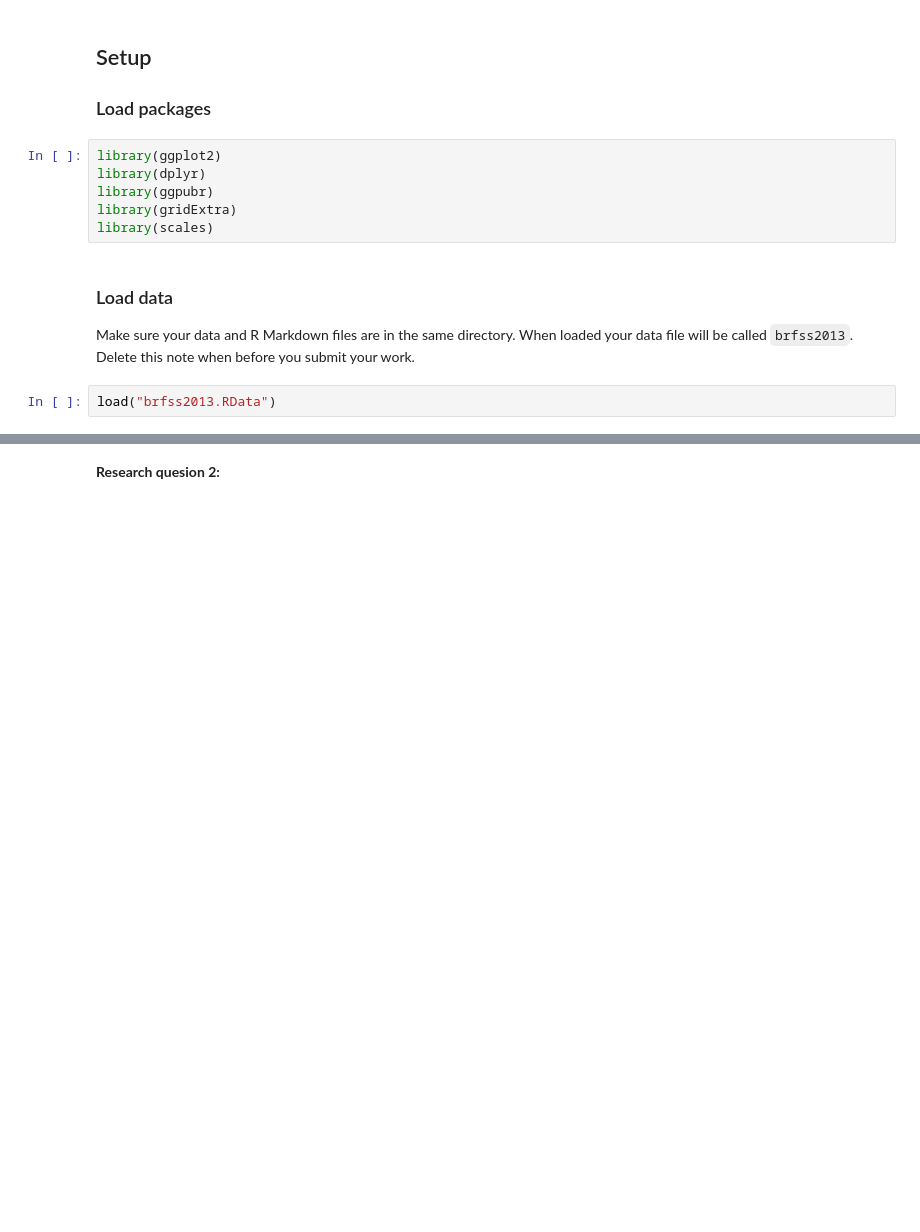
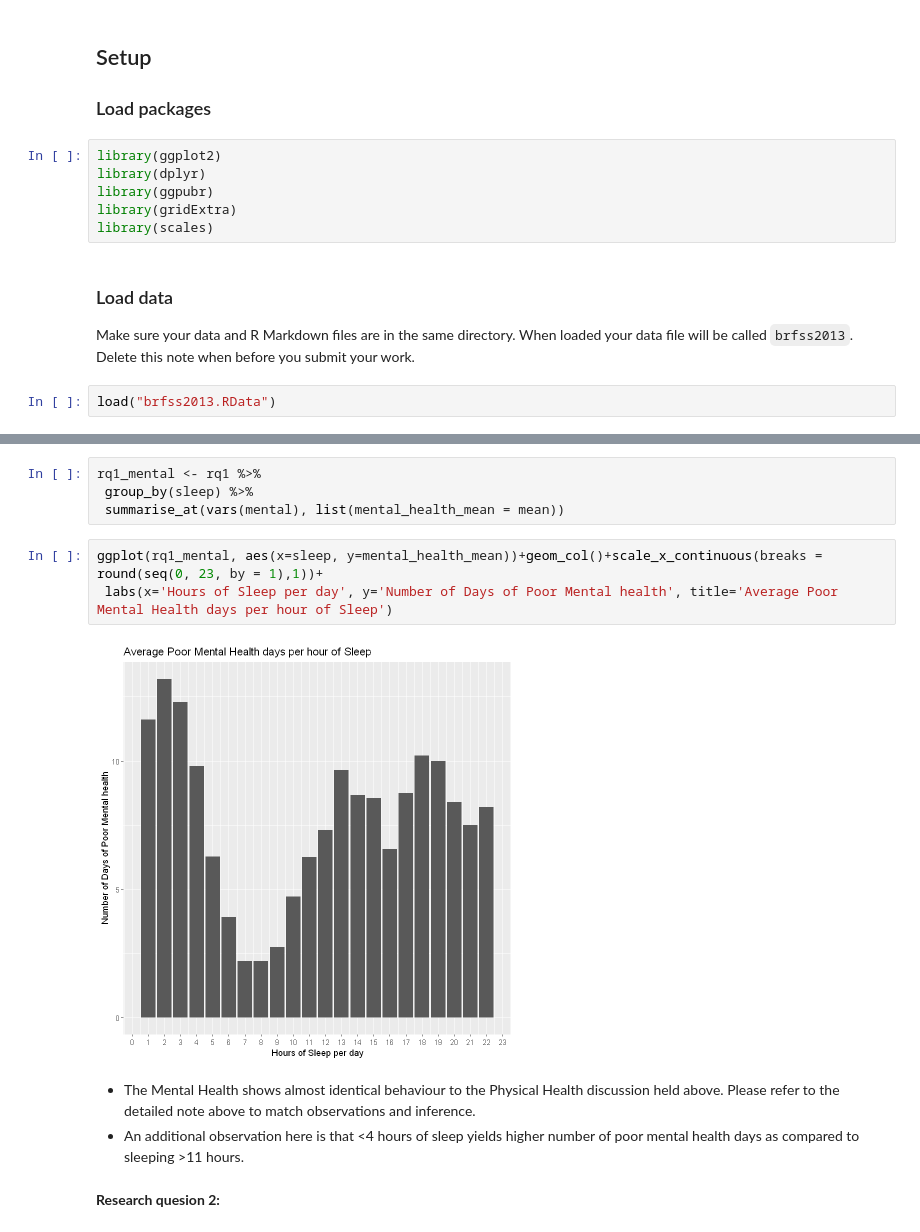
Before and after one commit to alanwake47/statistics_with_r_specialization, a Jupyter notebook: week5/intro_data_prob_project.ipynb, the cells around one changed output, grey strips where cells are left out. Saved outputs shown, nothing was run; the diff lists cells and outputs as text; blank space fills up the shorter version.

```diff
--- a/week5/intro_data_prob_project.ipynb
+++ b/week5/intro_data_prob_project.ipynb
@@ -67,2 +157,14 @@ in the project you submit. Delete this note when before you submit your work.
+# %%
+rq1_mental <- rq1 %>%
+ group_by(sleep) %>%
+ summarise_at(vars(mental), list(mental_health_mean = mean))
+# %%
+ggplot(rq1_mental, aes(x=sleep, y=mental_health_mean))+geom_col()+scale_x_continuous(breaks = round(seq(0, 23, by = 1),1))+
+ labs(x='Hours of Sleep per day', y='Number of Days of Poor Mental health', title='Average Poor Mental Health days per hour of Sleep')
+# %% [output]
+[figure, added]
+# %% [markdown]
+- The Mental Health shows almost identical behaviour to the Physical Health discussion held above. Please refer to the detailed note above to match observations and inference.
+- An additional observation here is that <4 hours of sleep yields higher number of poor mental health days as compared to sleeping >11 hours.
 # %% [markdown]
 **Research quesion 2:**
```
Also changed, not shown: parts of 49 cells of this notebook, 3 other files.
